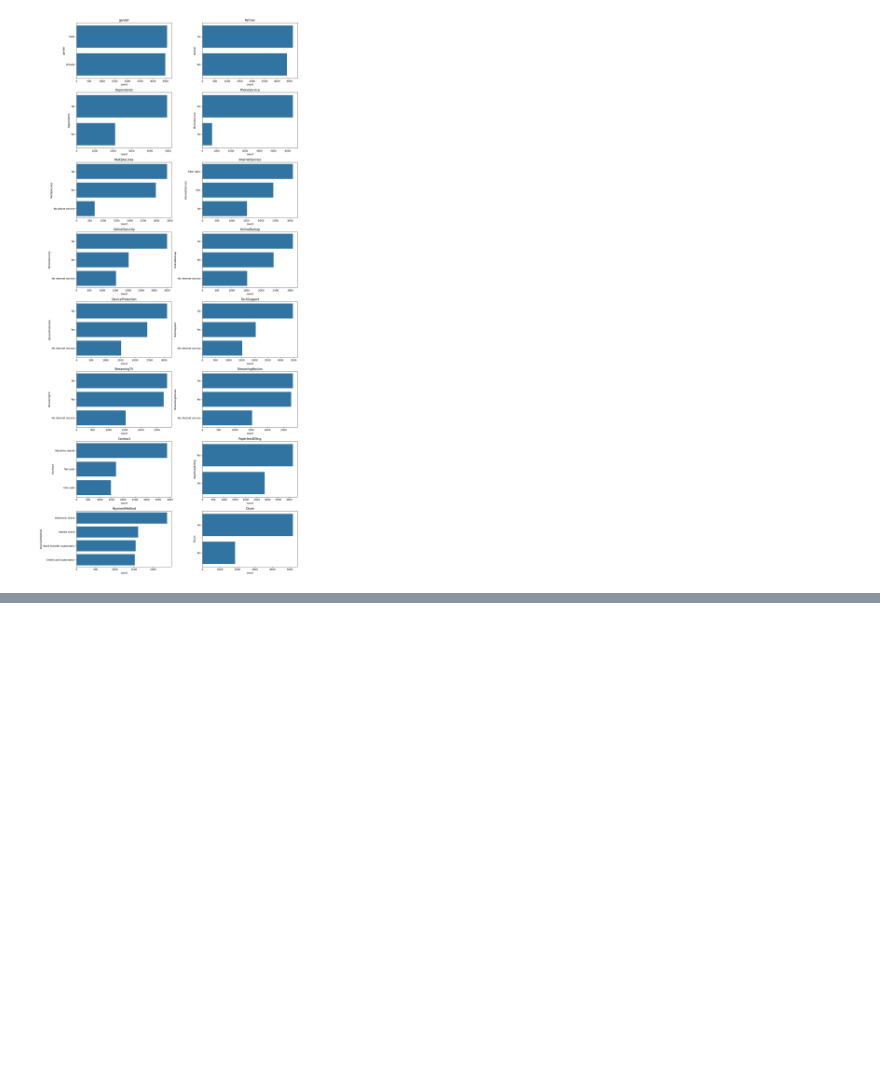
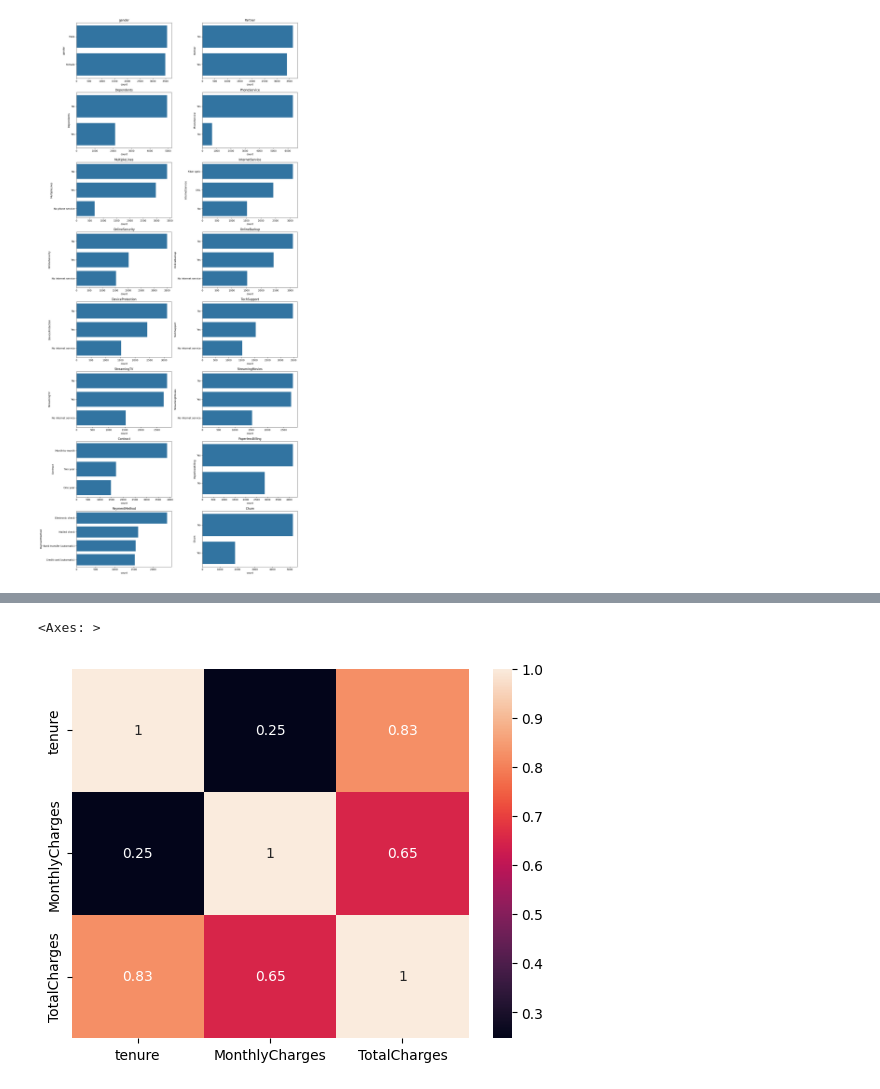
Before and after one commit to Suryansh9369/Telco-Customer-Churn-Prediction, a Jupyter notebook: notebook/01_eda.ipynb, the cells around one changed output, grey strips where cells are left out. Cells and saved outputs as stored; diff of their text form; code cells hidden in the pictures; blank space fills up the shorter version.

```diff
--- a/notebook/01_eda.ipynb
+++ b/notebook/01_eda.ipynb
@@ -326,0 +405,5 @@ plt.show()
+# %%
+sns.heatmap(df_copy[['tenure','MonthlyCharges','TotalCharges']].corr(), annot=True)
+# %% [output]
+<Axes: >
+[figure, added]
```
Also changed, not shown: parts of 14 cells of this notebook, 5 other files.
